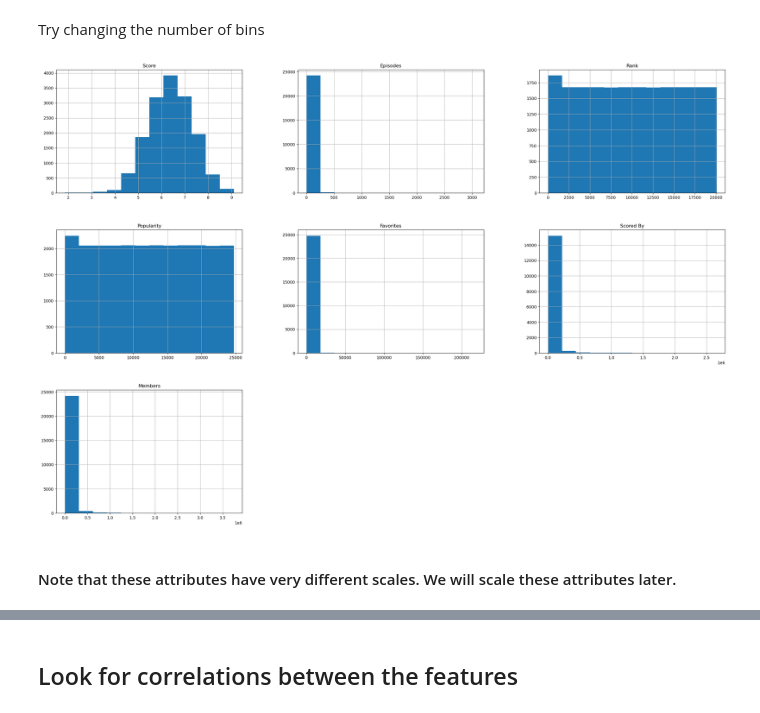
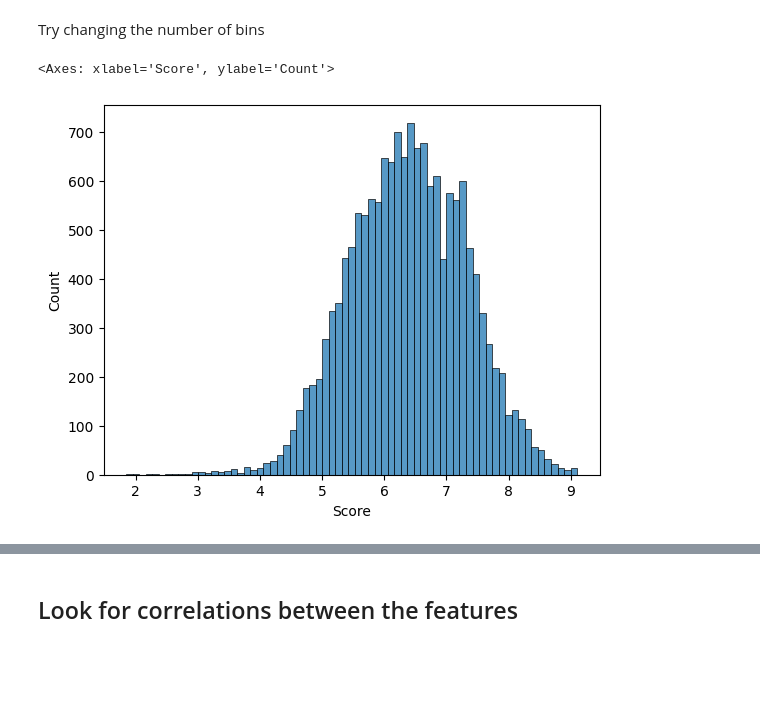
Before and after one commit to Threegoldsqwq/Machine_Learning_Anime_Recommendation, a Jupyter notebook: Animes_Analysis.ipynb, the cells around one changed output, grey strips where cells are left out. Cells and saved outputs as stored; diff of their text form; code cells hidden in the pictures; blank space fills up the shorter version.

```diff
--- a/Animes_Analysis.ipynb
+++ b/Animes_Analysis.ipynb
@@ -300,9 +298,7 @@ plt.show()
 # %% [markdown]
 Try changing the number of bins
-# %%
-animes.hist(bins=12, figsize=(30, 20))
-plt.show()
-# %% [output]
-[figure, removed]
-# %% [markdown]
-#### Note that these attributes have very different scales. We will scale these attributes later.
+# %%
+sns.histplot(animes['Score'])
+# %% [output]
+<Axes: xlabel='Score', ylabel='Count'>
+[figure, added]
```
Also changed, not shown: parts of 4 cells of this notebook.
